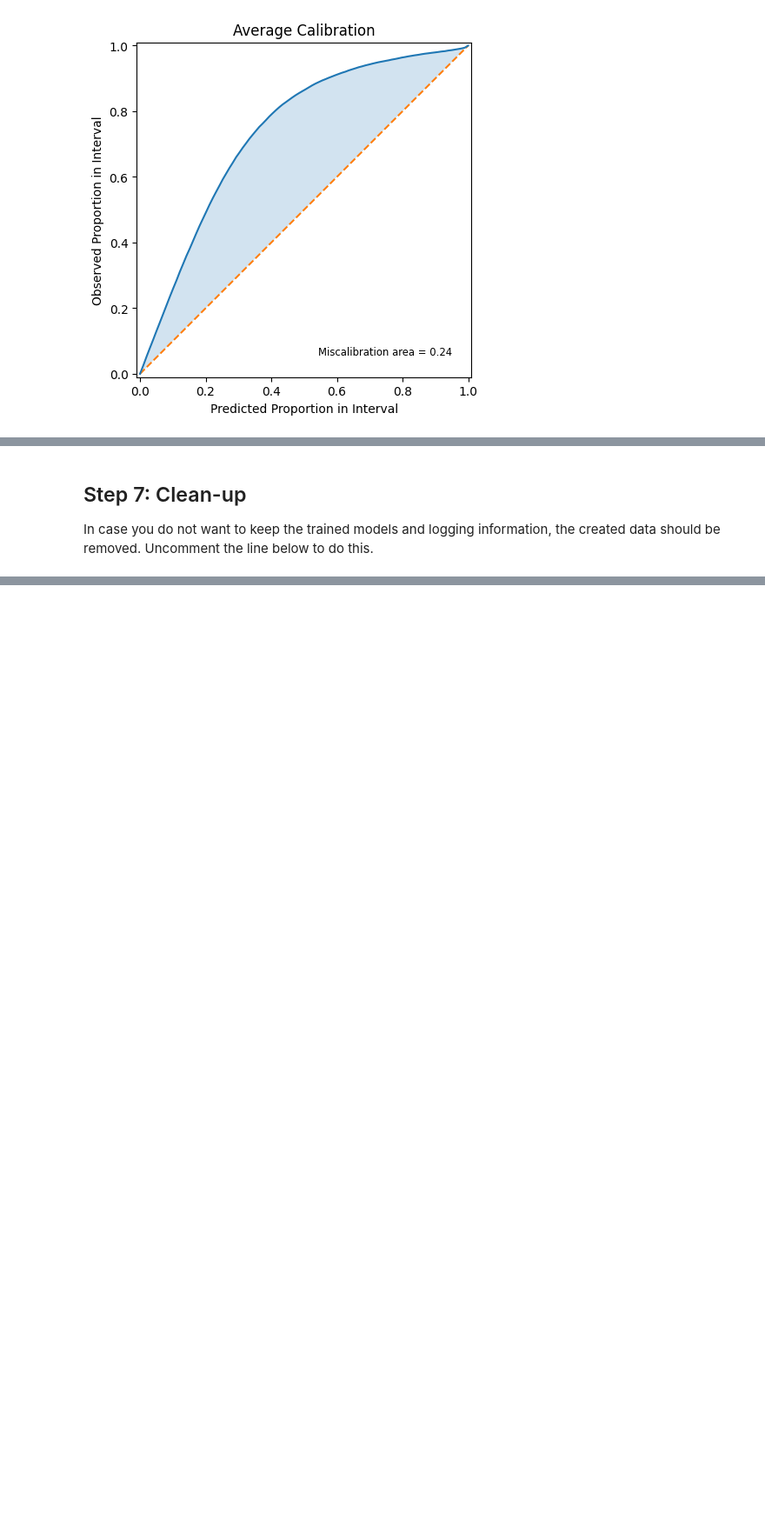
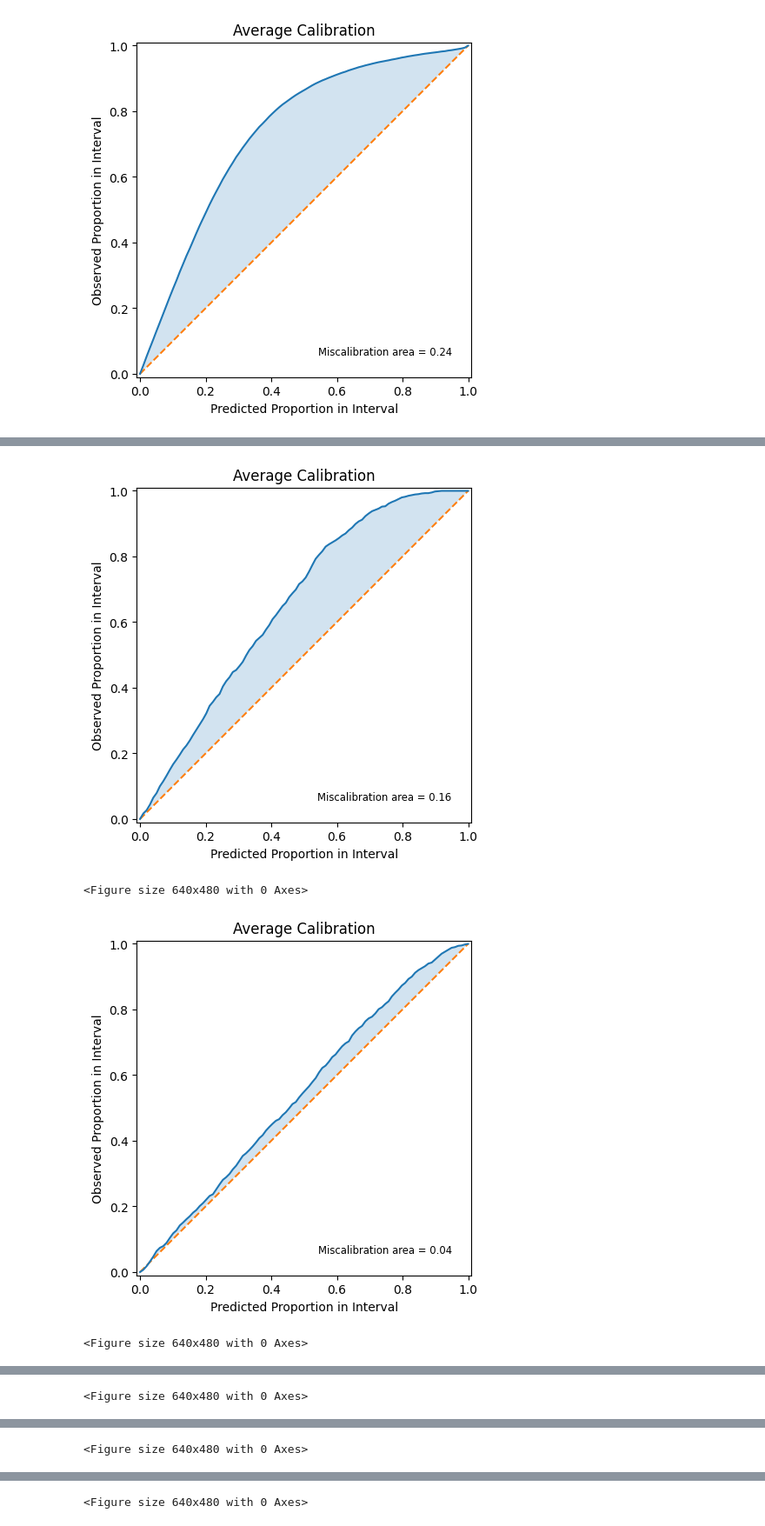
Before and after one commit to lightning-uq-box/lightning-uq-box, a Jupyter notebook: docs/tutorials/regression/deep_ensemble_mv.ipynb, the cells around one changed output, grey strips where cells are left out. Shown at 87% size. Saved outputs shown, nothing was run; the diff lists cells and outputs as text; code cells hidden in the pictures; blank space fills up the shorter version.

Commit message:
Clarify calibration for each signal position

```diff
--- a/docs/tutorials/regression/deep_ensemble_mv.ipynb
+++ b/docs/tutorials/regression/deep_ensemble_mv.ipynb
@@ -563,4 +565,12 @@ As the calibration curve is above the diagonal, we would consider this DeepEnsem
-# %% [markdown]
-## Step 7: Clean-up
-
-In case you do not want to keep the trained models and logging information, the created data should be removed. Uncomment the line below to do this.
+# %%
+for xidx in range(y_mean.shape[-1]):
+    ax = plot_calibration(
+        y_mean[:, 0, xidx], y_std[:, 0, xidx], y_test.numpy()[:, 0, xidx]
+    )
+    plt.show()
+    plt.suptitle(f"Xidx={xidx}")
+# %% [output]
+[figure, added]
+<Figure size 640x480 with 0 Axes>
+[figure, added]
+<Figure size 640x480 with 0 Axes>
@@ -566,0 +578 @@ In case you do not want to keep the trained models and logging information, the
+<Figure size 640x480 with 0 Axes>
@@ -566,0 +580 @@ In case you do not want to keep the trained models and logging information, the
+<Figure size 640x480 with 0 Axes>
@@ -566,0 +582 @@ In case you do not want to keep the trained models and logging information, the
+<Figure size 640x480 with 0 Axes>
```
Also changed, not shown: parts of 6 cells of this notebook, 1 other file.
